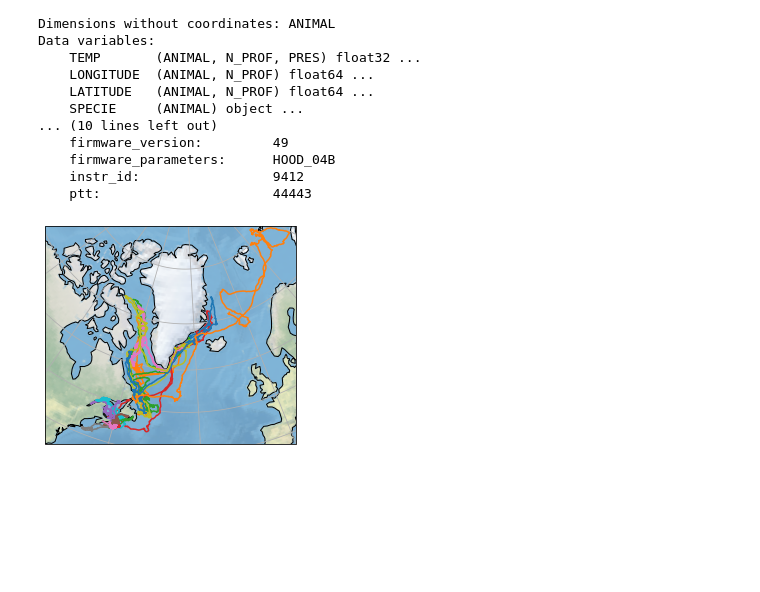
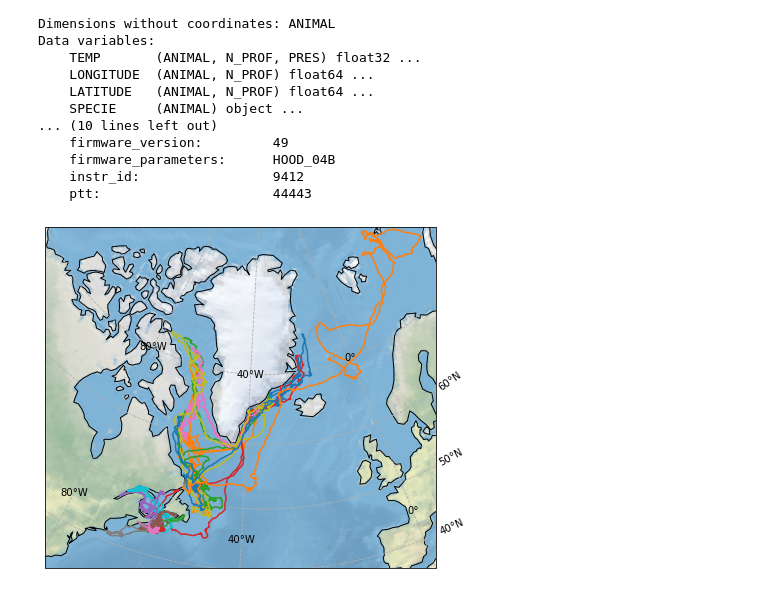
Before and after one commit to iuryt/Panthalassan, a Jupyter notebook: notebooks/05-MEOP.ipynb, the cells around one changed output. Cells and saved outputs as stored; diff of their text form; code cells hidden in the pictures; blank space fills up the shorter version.

Commit message:
add grid labels and savefig

```diff
--- a/notebooks/05-MEOP.ipynb
+++ b/notebooks/05-MEOP.ipynb
@@ -55,24 +55,28 @@ Data variables:
 # %%
 # An arbitrary choice.
 east = 0
 west = -80
 north = 85
-south = 37
+south = 35
 
 central_longitude = -35
 
 proj = ccrs.LambertConformal(
     central_longitude=central_longitude,
 )
 
-fig = plt.figure()
+fig = plt.figure(figsize=(7,7))
 ax = fig.add_subplot(1, 1, 1,
                      projection=proj)
 ax.set_extent([west, east, south, north])
 ax.stock_img()
 ax.coastlines()
-ax.gridlines()
+gl = ax.gridlines(draw_labels=True,ylocs=[40,50,60,70],xlocs=[-80,-40,0],linestyle='--')
+gl.top_labels = False
+gl.left_labels = False
 
 _ = ax.plot(ds.LONGITUDE.T,ds.LATITUDE.T,transform=ccrs.PlateCarree())
+
+fig.savefig('map.png',dpi=300)
 # %% [output]
-[figure, old version]
+[figure, new version]
```
